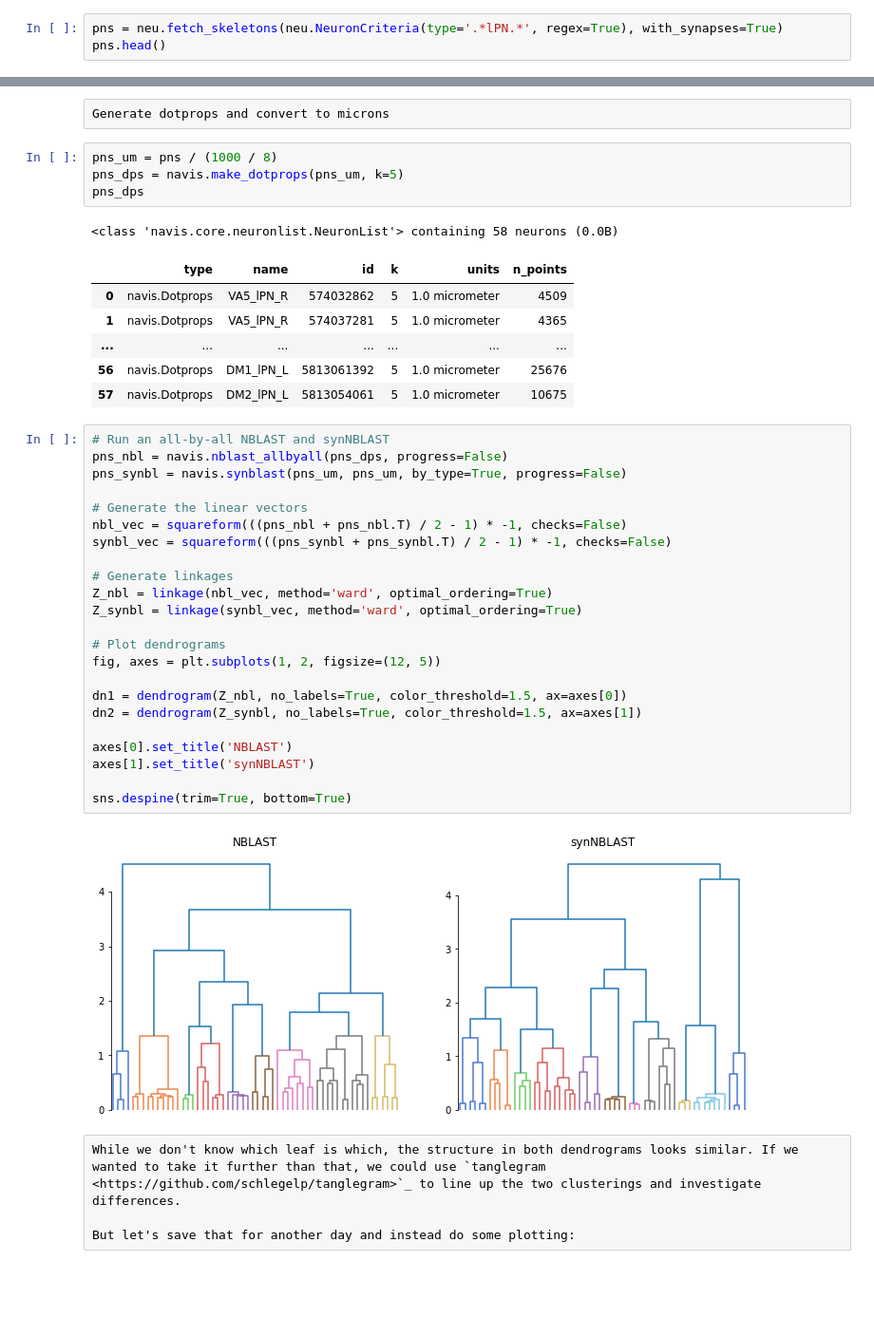
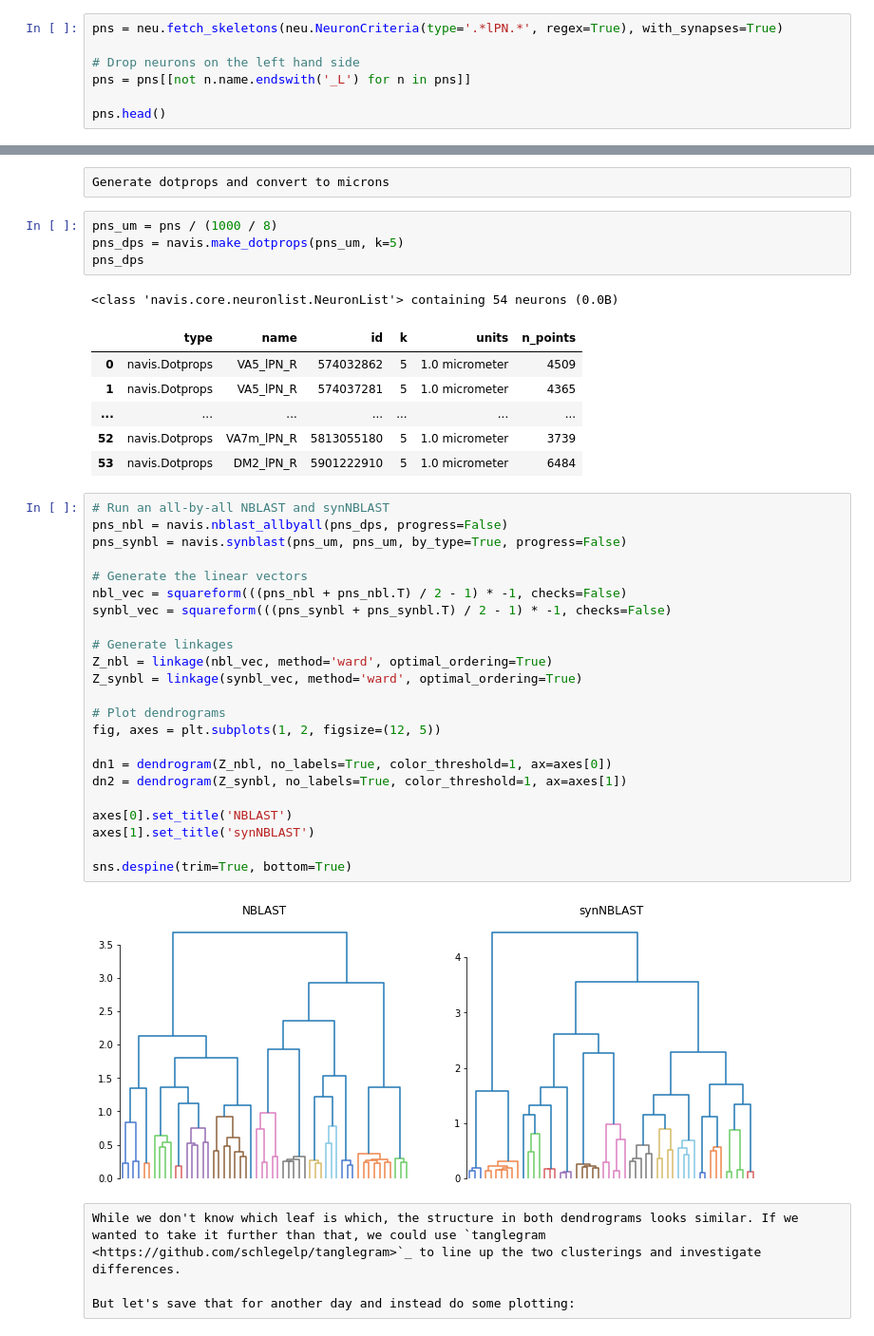
Before and after one commit to navis-org/navis, a Jupyter notebook: docs/source/tutorials/nblast.ipynb, the cells around one changed output, grey strips where cells are left out. Shown at 95% size. Saved outputs shown, nothing was run; the diff lists cells and outputs as text; blank space fills up the shorter version.

```diff
--- a/docs/source/tutorials/nblast.ipynb
+++ b/docs/source/tutorials/nblast.ipynb
@@ -180,6 +180,10 @@ client = neu.Client('https://neuprint.janelia.org', dataset='hemibrain:v1.2')
 Next we will fetch all olfactory projection neurons of the lateral lineage using a regex pattern.
 # %%
 pns = neu.fetch_skeletons(neu.NeuronCriteria(type='.*lPN.*', regex=True), with_synapses=True)
+
+# Drop neurons on the left hand side
+pns = pns[[not n.name.endswith('_L') for n in pns]]
+
 pns.head()
 # %% [output]
 |  | type | name | id | n_nodes | n_connectors | n_branches | n_leafs | cable_length | soma | units |
@@ -195,38 +199,38 @@ pns_um = pns / (1000 / 8)
 pns_dps = navis.make_dotprops(pns_um, k=5)
 pns_dps
 # %% [output]
-<class 'navis.core.neuronlist.NeuronList'> containing 58 neurons (0.0B)
+<class 'navis.core.neuronlist.NeuronList'> containing 54 neurons (0.0B)
 |  | type | name | id | k | units | n_points |
 | 0 | navis.Dotprops | VA5_lPN_R | 574032862 | 5 | 1.0 micrometer | 4509 |
 | 1 | navis.Dotprops | VA5_lPN_R | 574037281 | 5 | 1.0 micrometer | 4365 |
 | ... | ... | ... | ... | ... | ... | ... |
-| 56 | navis.Dotprops | DM1_lPN_L | 5813061392 | 5 | 1.0 micrometer | 25676 |
-| 57 | navis.Dotprops | DM2_lPN_L | 5813054061 | 5 | 1.0 micrometer | 10675 |
+| 52 | navis.Dotprops | VA7m_lPN_R | 5813055180 | 5 | 1.0 micrometer | 3739 |
+| 53 | navis.Dotprops | DM2_lPN_R | 5901222910 | 5 | 1.0 micrometer | 6484 |
 # %%
 # Run an all-by-all NBLAST and synNBLAST
 pns_nbl = navis.nblast_allbyall(pns_dps, progress=False)
 pns_synbl = navis.synblast(pns_um, pns_um, by_type=True, progress=False)
 
 # Generate the linear vectors
 nbl_vec = squareform(((pns_nbl + pns_nbl.T) / 2 - 1) * -1, checks=False)
 synbl_vec = squareform(((pns_synbl + pns_synbl.T) / 2 - 1) * -1, checks=False)
 
 # Generate linkages
 Z_nbl = linkage(nbl_vec, method='ward', optimal_ordering=True)
 Z_synbl = linkage(synbl_vec, method='ward', optimal_ordering=True)
 
 # Plot dendrograms
 fig, axes = plt.subplots(1, 2, figsize=(12, 5))
 
-dn1 = dendrogram(Z_nbl, no_labels=True, color_threshold=1.5, ax=axes[0])
-dn2 = dendrogram(Z_synbl, no_labels=True, color_threshold=1.5, ax=axes[1])
+dn1 = dendrogram(Z_nbl, no_labels=True, color_threshold=1, ax=axes[0])
+dn2 = dendrogram(Z_synbl, no_labels=True, color_threshold=1, ax=axes[1])
 
 axes[0].set_title('NBLAST')
 axes[1].set_title('synNBLAST')
 
 sns.despine(trim=True, bottom=True)
 # %% [output]
-[figure, old version]
+[figure, new version]
 # %% [raw]
 While we don't know which leaf is which, the structure in both dendrograms looks similar. If we wanted to take it further than that, we could use `tanglegram <https://github.com/schlegelp/tanglegram>`_ to line up the two clusterings and investigate differences.
 
```
Also changed, not shown: parts of 3 cells of this notebook.
